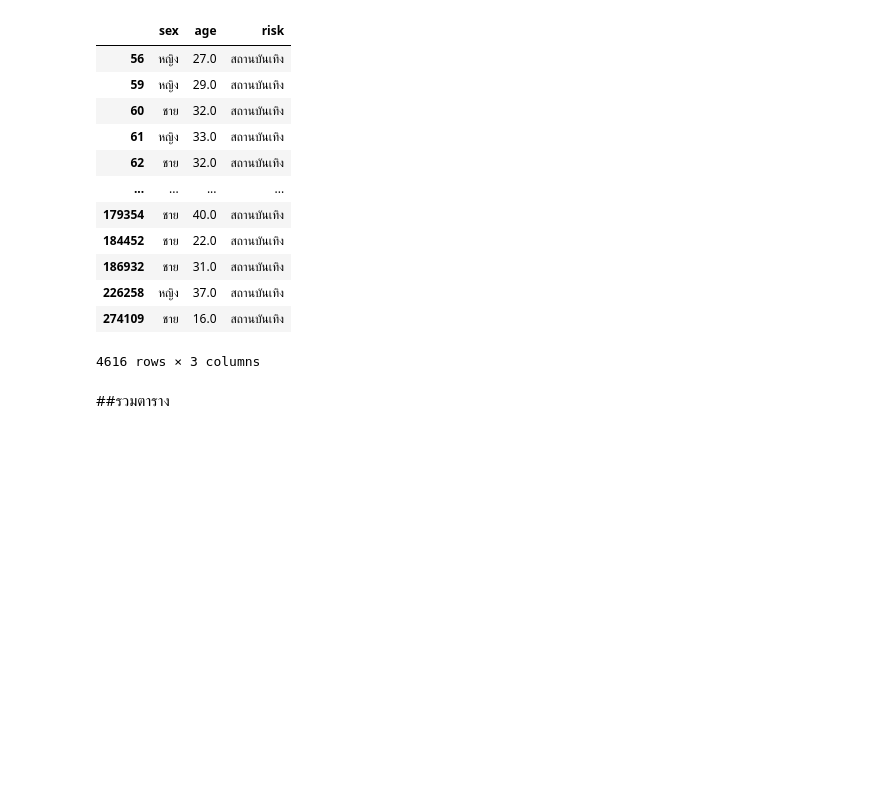
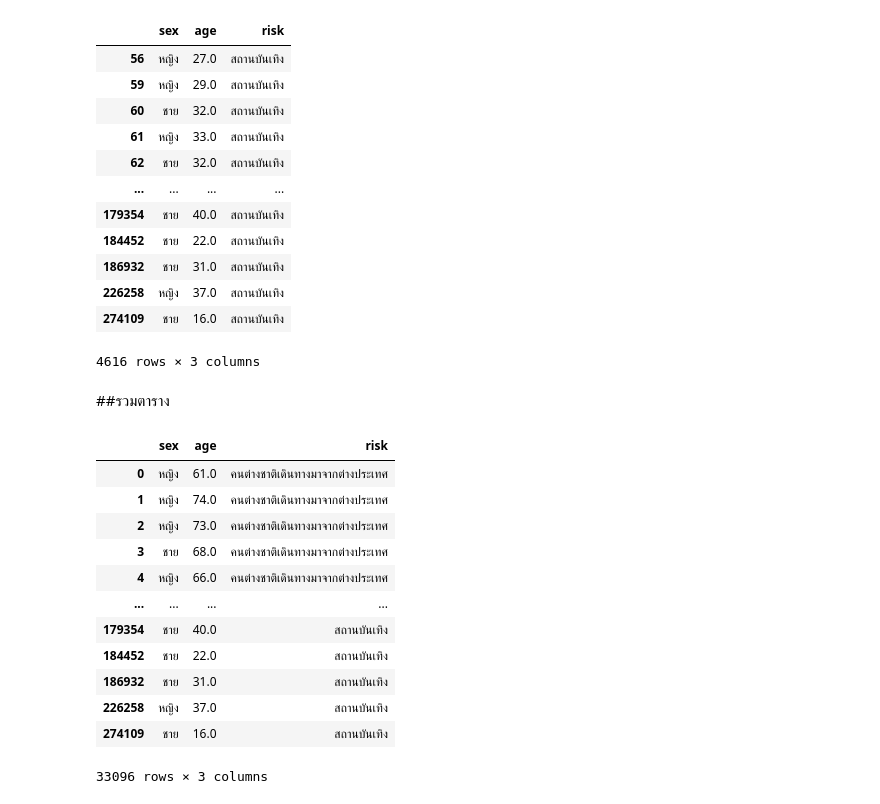
Before and after one commit to SupawadeeKhamthuy/data_viz_2022, a Jupyter notebook: DataViz01_Table_Data.ipynb, the cells around one changed output. Saved outputs shown, nothing was run; the diff lists cells and outputs as text; code cells hidden in the pictures; blank space fills up the shorter version.

```diff
--- a/DataViz01_Table_Data.ipynb
+++ b/DataViz01_Table_Data.ipynb
@@ -169,7 +169,7 @@ data_covid #ตารางข้อมูลผู้ป่วยโควิ
 | 816988 | 816989 | 2021-08-11 | 2021-08-10 | หญิง | 19.0 | ปี | Thailand | สระแก้ว | ... |
 816989 rows × 11 columns
 # %%
-data_df = data[['sex','age','risk']]  # เลือกดูข้อมูลเฉพาะ อายุ และ เพศ
+data_df = data_covid[['sex','age','risk']]  # เลือกดูข้อมูลเฉพาะ อายุ และ เพศ
 data_df
 # %% [output]
 |  | sex | age | risk |
@@ -222,8 +222,8 @@ dtype: bool
 2.  สถานที่ทำงาน
 3.  สถานบันเทิง
 # %%
-data_r1 = data_risk[data_risk['risk']== 'คนต่างชาติเดินทางมาจากต่างประเทศ'] #เลือกดูข้อมูลแค่คนต่างชาติเดินทางมาจากต่างประเทศ
-data_r1
+r1 = data_risk[data_risk['risk']== 'คนต่างชาติเดินทางมาจากต่างประเทศ'] #เลือกดูข้อมูลแค่คนต่างชาติเดินทางมาจากต่างประเทศ
+r1
 # %% [output]
 |  | sex | age | risk |
 | 0 | หญิง | 61.0 | คนต่างชาติเดินทางมาจากต่างประเทศ |
@@ -239,8 +239,8 @@ data_r1
 | 776626 | หญิง | 19.0 | คนต่างชาติเดินทางมาจากต่างประเทศ |
 225 rows × 3 columns
 # %%
-data_r2 = data_risk[data_risk['risk']== 'สถานที่ทำงาน'] #เลือกดูข้อมูลแค่สถานที่ทำงาน
-data_r2
+r2 = data_risk[data_risk['risk']== 'สถานที่ทำงาน'] #เลือกดูข้อมูลแค่สถานที่ทำงาน
+r2
 # %% [output]
 |  | sex | age | risk |
 | 99203 | ชาย | 41.0 | สถานที่ทำงาน |
@@ -275,5 +275,19 @@ data_r3
 # %% [markdown]
 ##รวมตาราง
 # %%
-data_all = pd.concat([data_r1,data_r2,data_r3]) # ต่อตารางในเเนวเเกน Y
-data_all
+data = pd.concat([r1,r2,r3]) # ต่อตารางในเเนวเเกน Y
+data
+# %% [output]
+|  | sex | age | risk |
+| 0 | หญิง | 61.0 | คนต่างชาติเดินทางมาจากต่างประเทศ |
+| 1 | หญิง | 74.0 | คนต่างชาติเดินทางมาจากต่างประเทศ |
+| 2 | หญิง | 73.0 | คนต่างชาติเดินทางมาจากต่างประเทศ |
+| 3 | ชาย | 68.0 | คนต่างชาติเดินทางมาจากต่างประเทศ |
+| 4 | หญิง | 66.0 | คนต่างชาติเดินทางมาจากต่างประเทศ |
+| ... | ... | ... | ... |
+| 179354 | ชาย | 40.0 | สถานบันเทิง |
+| 184452 | ชาย | 22.0 | สถานบันเทิง |
+| 186932 | ชาย | 31.0 | สถานบันเทิง |
+| 226258 | หญิง | 37.0 | สถานบันเทิง |
+| 274109 | ชาย | 16.0 | สถานบันเทิง |
+33096 rows × 3 columns
```
Also changed, not shown: parts of 5 cells of this notebook.
